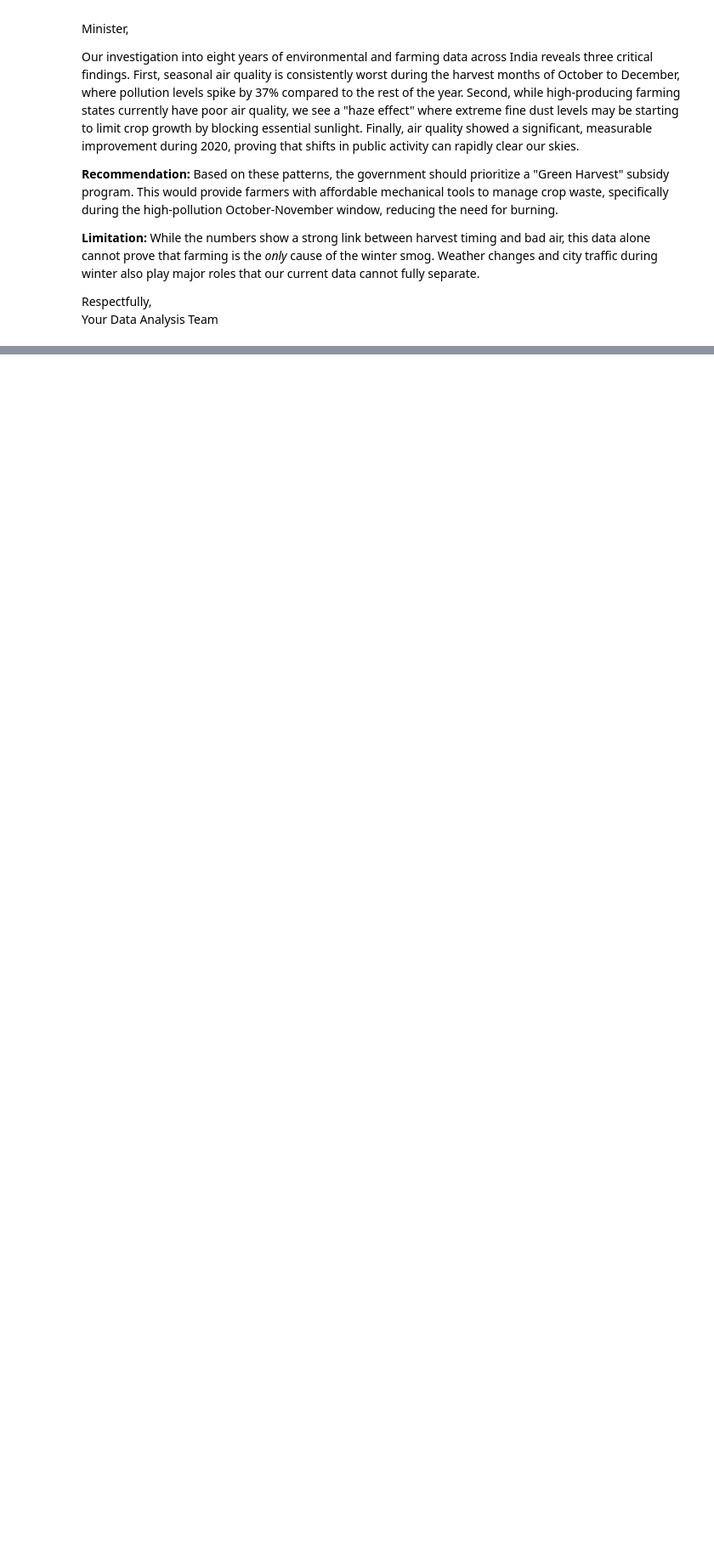
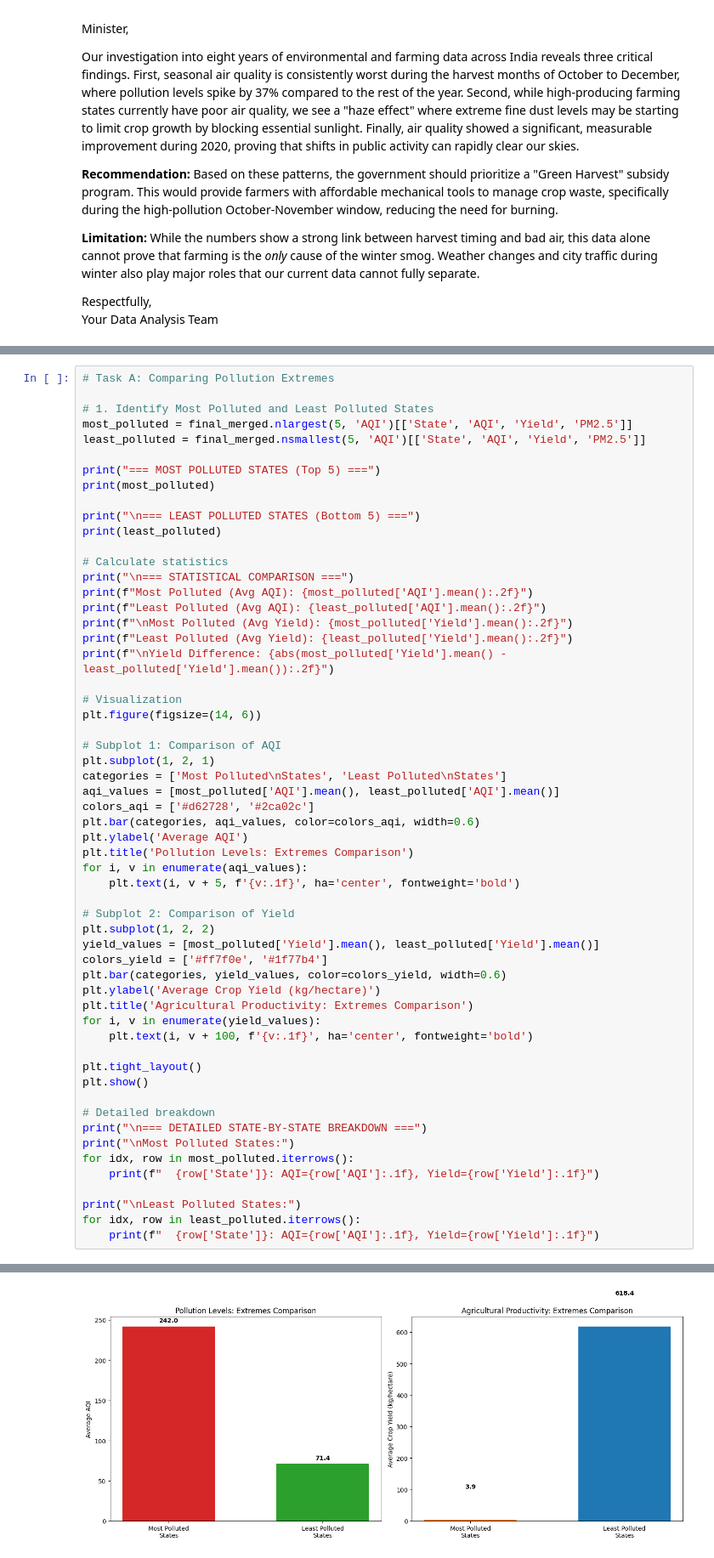
Before and after one commit to snehavvv/ML-lab-2547250, a Jupyter notebook: India_Air_Quality_Crop_Yield_EDA.ipynb, the cells around one changed output, grey strips where cells are left out. Shown at 85% size. Saved outputs shown, nothing was run; the diff lists cells and outputs as text; blank space fills up the shorter version.

Commit message:
Add Lab 3 Task A: Testing hypothesis with extreme analysis

```diff
--- a/India_Air_Quality_Crop_Yield_EDA.ipynb
+++ b/India_Air_Quality_Crop_Yield_EDA.ipynb
@@ -739,0 +755,58 @@ Your Data Analysis Team
+# %%
+# Task A: Comparing Pollution Extremes
+
+# 1. Identify Most Polluted and Least Polluted States
+most_polluted = final_merged.nlargest(5, 'AQI')[['State', 'AQI', 'Yield', 'PM2.5']]
+least_polluted = final_merged.nsmallest(5, 'AQI')[['State', 'AQI', 'Yield', 'PM2.5']]
+
+print("=== MOST POLLUTED STATES (Top 5) ===")
+print(most_polluted)
+
+print("\n=== LEAST POLLUTED STATES (Bottom 5) ===")
+print(least_polluted)
+
+# Calculate statistics
+print("\n=== STATISTICAL COMPARISON ===")
+print(f"Most Polluted (Avg AQI): {most_polluted['AQI'].mean():.2f}")
+print(f"Least Polluted (Avg AQI): {least_polluted['AQI'].mean():.2f}")
+print(f"\nMost Polluted (Avg Yield): {most_polluted['Yield'].mean():.2f}")
+print(f"Least Polluted (Avg Yield): {least_polluted['Yield'].mean():.2f}")
+print(f"\nYield Difference: {abs(most_polluted['Yield'].mean() - least_polluted['Yield'].mean()):.2f}")
+
+# Visualization
+plt.figure(figsize=(14, 6))
+
+# Subplot 1: Comparison of AQI
+plt.subplot(1, 2, 1)
+categories = ['Most Polluted\nStates', 'Least Polluted\nStates']
+aqi_values = [most_polluted['AQI'].mean(), least_polluted['AQI'].mean()]
+colors_aqi = ['#d62728', '#2ca02c']
+plt.bar(categories, aqi_values, color=colors_aqi, width=0.6)
+plt.ylabel('Average AQI')
+plt.title('Pollution Levels: Extremes Comparison')
+for i, v in enumerate(aqi_values):
+    plt.text(i, v + 5, f'{v:.1f}', ha='center', fontweight='bold')
+
+# Subplot 2: Comparison of Yield
+plt.subplot(1, 2, 2)
+yield_values = [most_polluted['Yield'].mean(), least_polluted['Yield'].mean()]
+colors_yield = ['#ff7f0e', '#1f77b4']
+plt.bar(categories, yield_values, color=colors_yield, width=0.6)
+plt.ylabel('Average Crop Yield (kg/hectare)')
+plt.title('Agricultural Productivity: Extremes Comparison')
+for i, v in enumerate(yield_values):
+    plt.text(i, v + 100, f'{v:.1f}', ha='center', fontweight='bold')
+
+plt.tight_layout()
+plt.show()
+
+# Detailed breakdown
+print("\n=== DETAILED STATE-BY-STATE BREAKDOWN ===")
+print("\nMost Polluted States:")
+for idx, row in most_polluted.iterrows():
+    print(f"  {row['State']}: AQI={row['AQI']:.1f}, Yield={row['Yield']:.1f}")
+
+print("\nLeast Polluted States:")
+for idx, row in least_polluted.iterrows():
+    print(f"  {row['State']}: AQI={row['AQI']:.1f}, Yield={row['Yield']:.1f}")
+# %% [output]
@@ -739,0 +830 @@ Your Data Analysis Team
+[figure, added]
```
Also changed, not shown: parts of 4 cells of this notebook.
